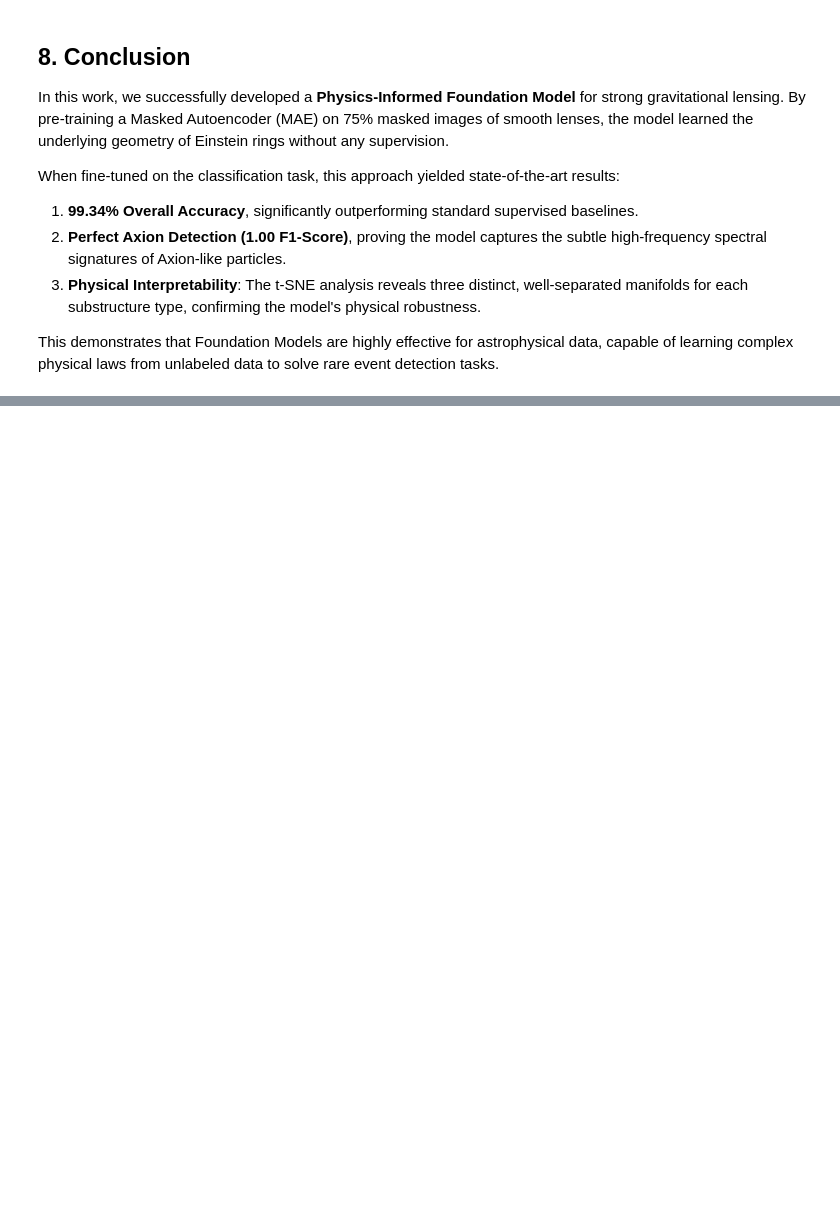
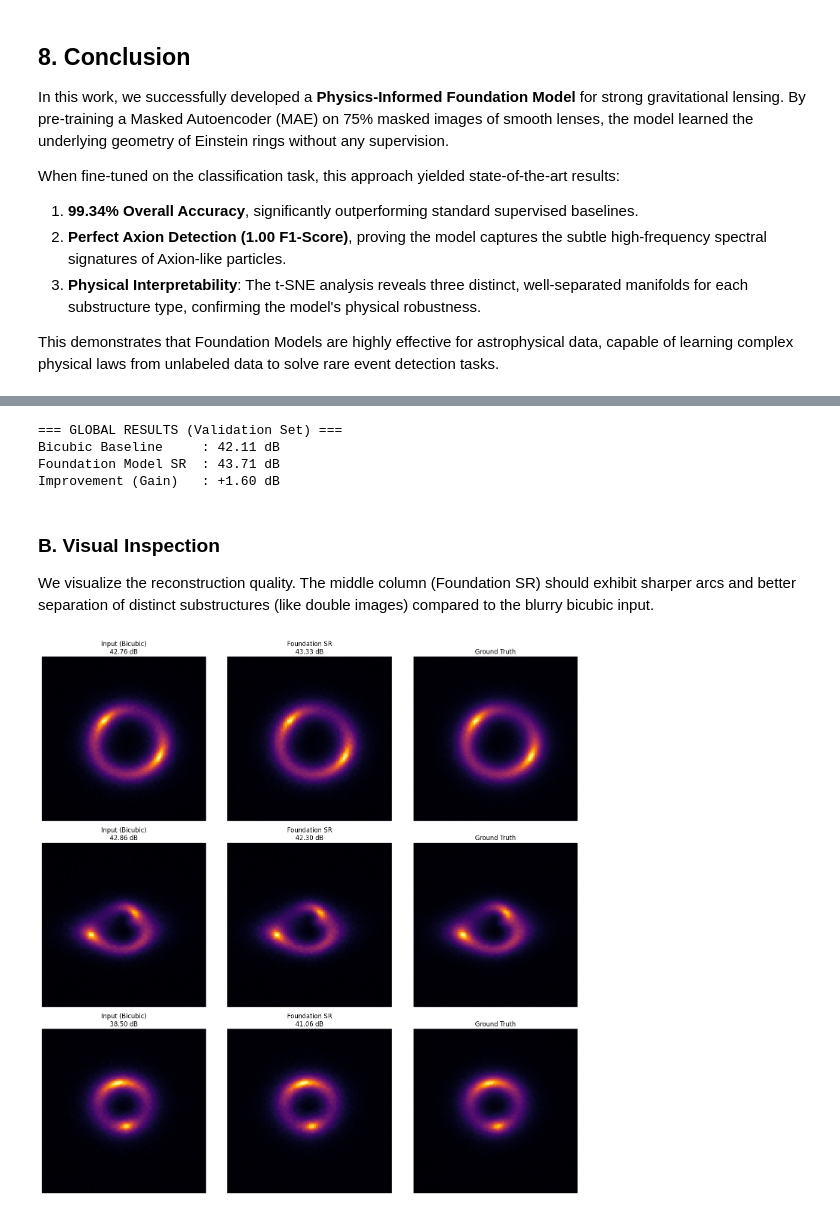
Before and after one commit to BryanBradfo/physics-guided-ml, a Jupyter notebook: notebooks/foundation-model.ipynb, the cells around one changed output, grey strips where cells are left out. Saved outputs shown, nothing was run; the diff lists cells and outputs as text; code cells hidden in the pictures; blank space fills up the shorter version.

Commit message:
foundation model for gravitational lensing: add part A and part B

```diff
--- a/notebooks/foundation-model.ipynb
+++ b/notebooks/foundation-model.ipynb
@@ -582,0 +905,58 @@ This demonstrates that Foundation Models are highly effective for astrophysical
+# %%
+def benchmark_model(model, loader):
+    model.eval()
+    psnr_bi, psnr_mo = 0, 0
+    count = 0
+    with torch.no_grad():
+        for lr, hr in loader:
+            lr = lr.to(Config.DEVICE)
+            hr_np = hr.numpy().squeeze()
+            lr_np = lr.cpu().numpy().squeeze() # Bicubic input
+            sr = model(lr).cpu().numpy().squeeze()
+
+            psnr_bi += psnr(hr_np, lr_np, data_range=1.0)
+            psnr_mo += psnr(hr_np, sr, data_range=1.0)
+            count += 1
+
+    print(f"=== GLOBAL RESULTS (Validation Set) ===")
+    print(f"Bicubic Baseline     : {psnr_bi/count:.2f} dB")
+    print(f"Foundation Model SR  : {psnr_mo/count:.2f} dB")
+    print(f"Improvement (Gain)   : +{(psnr_mo - psnr_bi)/count:.2f} dB")
+
+benchmark_model(model, val_loader)
+# %% [output]
+=== GLOBAL RESULTS (Validation Set) ===
+Bicubic Baseline     : 42.11 dB
+Foundation Model SR  : 43.71 dB
+Improvement (Gain)   : +1.60 dB
+# %% [markdown]
+### **B. Visual Inspection**
+
+We visualize the reconstruction quality. The middle column (Foundation SR) should exhibit sharper arcs and better separation of distinct substructures (like double images) compared to the blurry bicubic input.
+# %%
+def visualize_sr_results(model, loader, num_samples=3):
+    model.eval()
+    collected_lr, collected_hr = [], []
+    for lr, hr in loader:
+        collected_lr.append(lr)
+        collected_hr.append(hr)
+        if len(collected_lr) >= num_samples: break
+
+    fig, axes = plt.subplots(num_samples, 3, figsize=(15, 5 * num_samples))
+    for i in range(num_samples):
+        lr_in = collected_lr[i].to(Config.DEVICE)
+        with torch.no_grad(): sr_pred = model(lr_in).cpu().squeeze().numpy()
+
+        hr_true = collected_hr[i].squeeze().numpy()
+        lr_bi = collected_lr[i].squeeze().numpy()
+
+        # Plot
+        axes[i, 0].imshow(lr_bi, cmap='inferno'); axes[i, 0].set_title(f"Input (Bicubic)\n{psnr(hr_true, lr_bi):.2f} dB")
+        axes[i, 1].imshow(sr_pred, cmap='inferno'); axes[i, 1].set_title(f"Foundation SR\n{psnr(hr_true, sr_pred):.2f} dB")
+        axes[i, 2].imshow(hr_true, cmap='inferno'); axes[i, 2].set_title("Ground Truth")
+        for ax in axes[i]: ax.axis('off')
+    plt.tight_layout(); plt.show()
+
+visualize_sr_results(model, val_loader)
+# %% [output]
+[figure, added]
```
Also changed, not shown: parts of 30 cells of this notebook.
